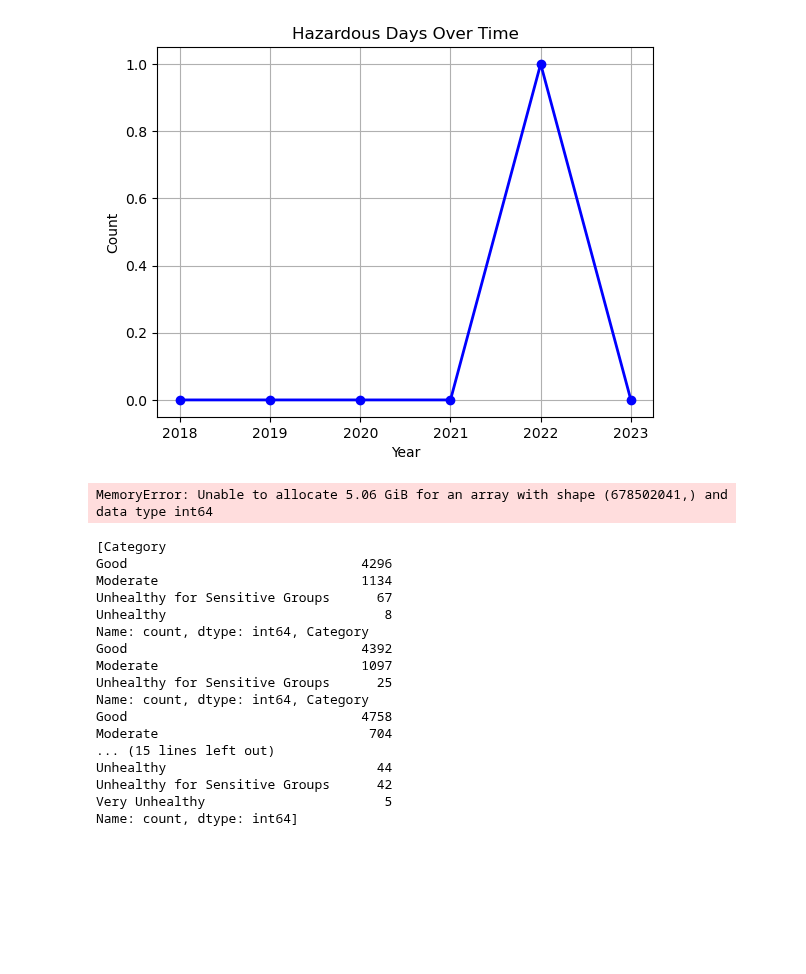
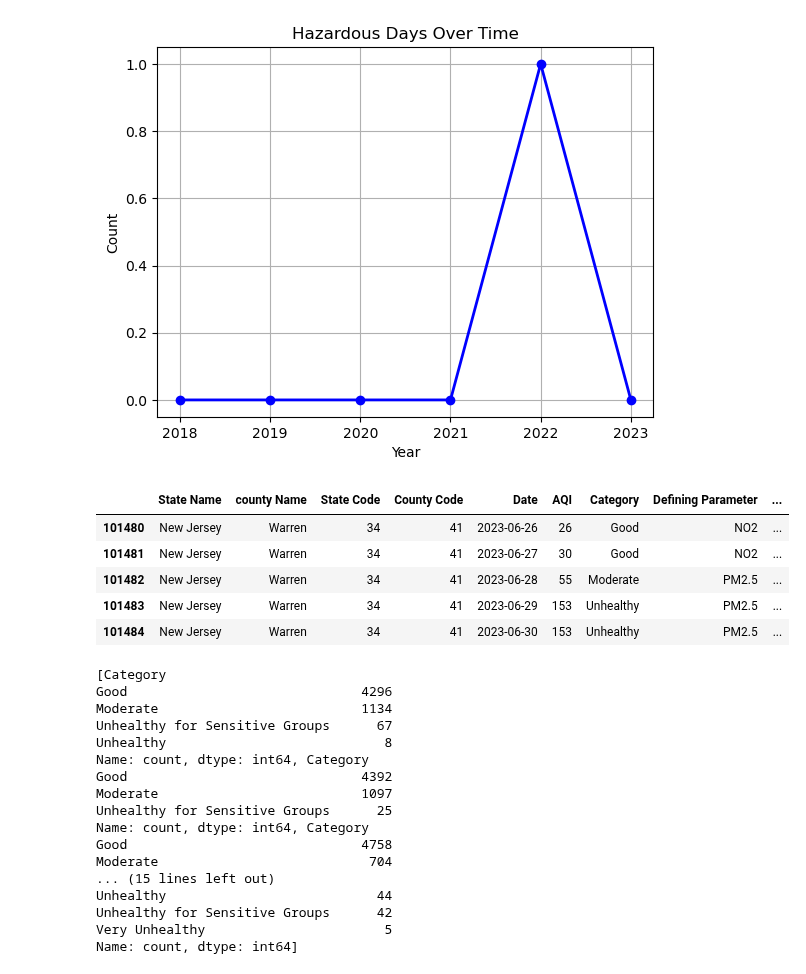
Before and after one commit to emilyclairevoyant/data-questers, a Jupyter notebook: Years2018-2023_piecharts.ipynb, the cells around one changed output. Saved outputs shown, nothing was run; the diff lists cells and outputs as text; code cells hidden in the pictures; blank space fills up the shorter version.

Commit message:
fixed combined years

```diff
--- a/Years2018-2023_piecharts.ipynb
+++ b/Years2018-2023_piecharts.ipynb
@@ -290,26 +290,41 @@ plt.show()
 # %%
 #can do breakdown per counties of interest
 #merge years df by county
-merged_df = pd.merge(aqi2018nj_df, aqi2019nj_df, on="county Name", how = 'left')
-merged_df = pd.merge(merged_df, aqi2021nj_df, on="county Name", how = 'left')
-merged_df.head()
+#merged_df = pd.merge(aqi2018nj_df, aqi2019nj_df, on="county Name", how = 'left')
+#merged_df = merged_df.drop(columns=['State Name_x','State Name_y', 'Defining Site_x', 'Defining Site_y', 'State Code_x', 'State Code_y'])
+#merged_df = merged_df.drop(columns=['Number of Sites Reporting_x', 'Number of Sites Reporting_y', 'County Code_x', 'County Code_y'])
+#merged_df = pd.merge(merged_df, aqi2021nj_df, on="county Name", how = 'left')
 #merged_df = pd.merge(merged_df, aqi2022nj_df, on="county Name")
-#merged_df = pd.merge(merged_df, aqi2023nj_df, on="county Name")
+#merged_df = pd.merge(merged_df, aqi20 23nj_df, on="county Name")
 
-# Prepare data for plotting
-# You may need to pivot the data or reshape it as needed for plotting
+#merged_df = pd.merge(aqi2018nj_df, aqi2019nj_df, how = 'outer')
+#merged_df = pd.merge(merged_df, aqi2020nj_df, how = 'outer')
+#merged_df = pd.merge(merged_df, aqi2021nj_df, how = 'outer')
+#merged_df = pd.merge(merged_df, aqi2022nj_df, how = 'outer')
+#merged_df = pd.merge(merged_df, aqi2023nj_df, how = 'outer')
+#merged_df.tail()
+
+combined_df = pd.concat([aqi2018nj_df, aqi2019nj_df, aqi2020nj_df, aqi2021nj_df, aqi2022nj_df, aqi2023nj_df])
+combined_df.tail()
+
+# Prepare data for plotting?
 
 # Plotting
 #plt.figure(figsize=(12, 6))
 #for county in merged_df['county'].unique():
     #county_data = merged_df[merged_df['county'] == county]
     #plt.plot(county_data['year'], county_data['air_quality_score'], label=county)
 
 #plt.xlabel('Year')
 #plt.ylabel('Air Quality Score')
 #plt.title('Air Quality Score Over 5-Year Period by County')
 # %% [output]
-MemoryError: Unable to allocate 5.06 GiB for an array with shape (678502041,) and data type int64
+|  | State Name | county Name | State Code | County Code | Date | AQI | Category | Defining Parameter | ... |
+| 101480 | New Jersey | Warren | 34 | 41 | 2023-06-26 | 26 | Good | NO2 | ... |
+| 101481 | New Jersey | Warren | 34 | 41 | 2023-06-27 | 30 | Good | NO2 | ... |
+| 101482 | New Jersey | Warren | 34 | 41 | 2023-06-28 | 55 | Moderate | PM2.5 | ... |
+| 101483 | New Jersey | Warren | 34 | 41 | 2023-06-29 | 153 | Unhealthy | PM2.5 | ... |
+| 101484 | New Jersey | Warren | 34 | 41 | 2023-06-30 | 153 | Unhealthy | PM2.5 | ... |
 # %%
 #stacked line graph 2018-2025 - MUST FIX SINCE DROPPED NAs --> INDEXES ARE DIFFERENT NOW
 #combined_counts = {"2018": [days2018_count],
```
